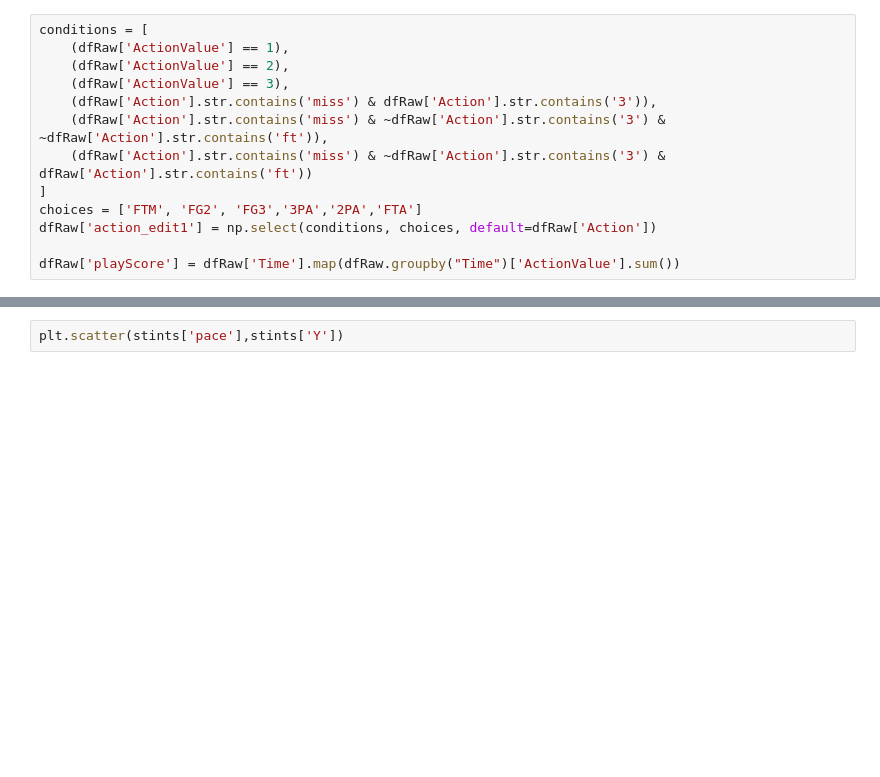
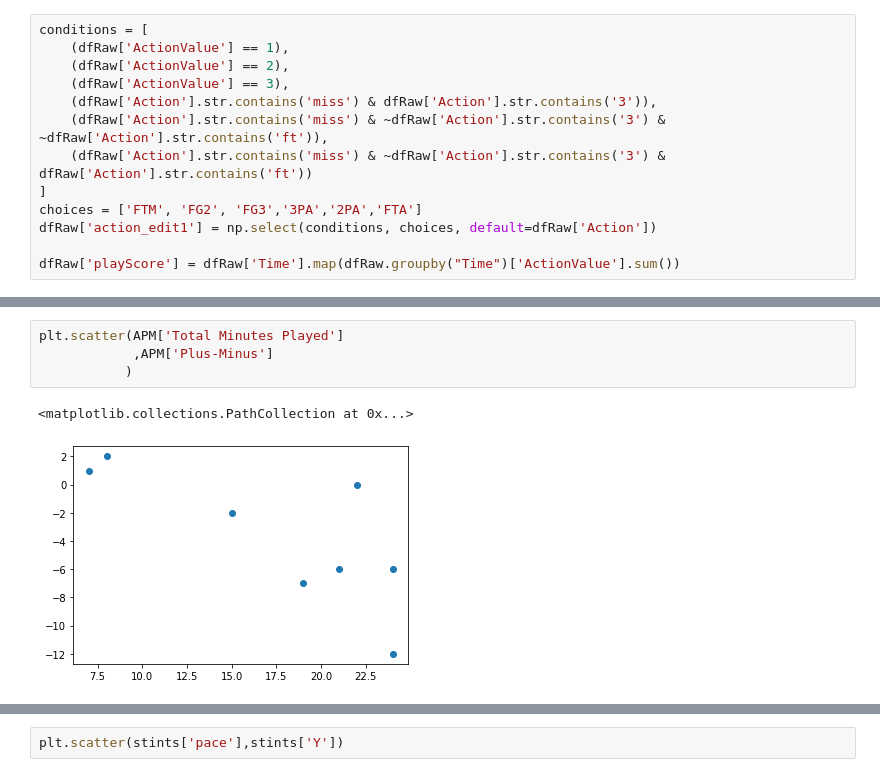
Before and after one commit to SamCD/Mean-Green-Scraper, a Jupyter notebook: Mean Green Scraper.ipynb, the cells around one changed output, grey strips where cells are left out. Cells and saved outputs as stored; diff of their text form; blank space fills up the shorter version.

```diff
--- a/Mean Green Scraper.ipynb
+++ b/Mean Green Scraper.ipynb
@@ -419,0 +407,7 @@ pd.DataFrame(playerPM['A']).T[['pm','tmp']].rename(columns={'pm':'Plus-Minus','t
+# %%
+plt.scatter(APM['Total Minutes Played']
+            ,APM['Plus-Minus']
+           )
+# %% [output]
+<matplotlib.collections.PathCollection at 0x...>
+[figure, added]
```
Also changed, not shown: parts of 11 cells of this notebook, 1 other file.
